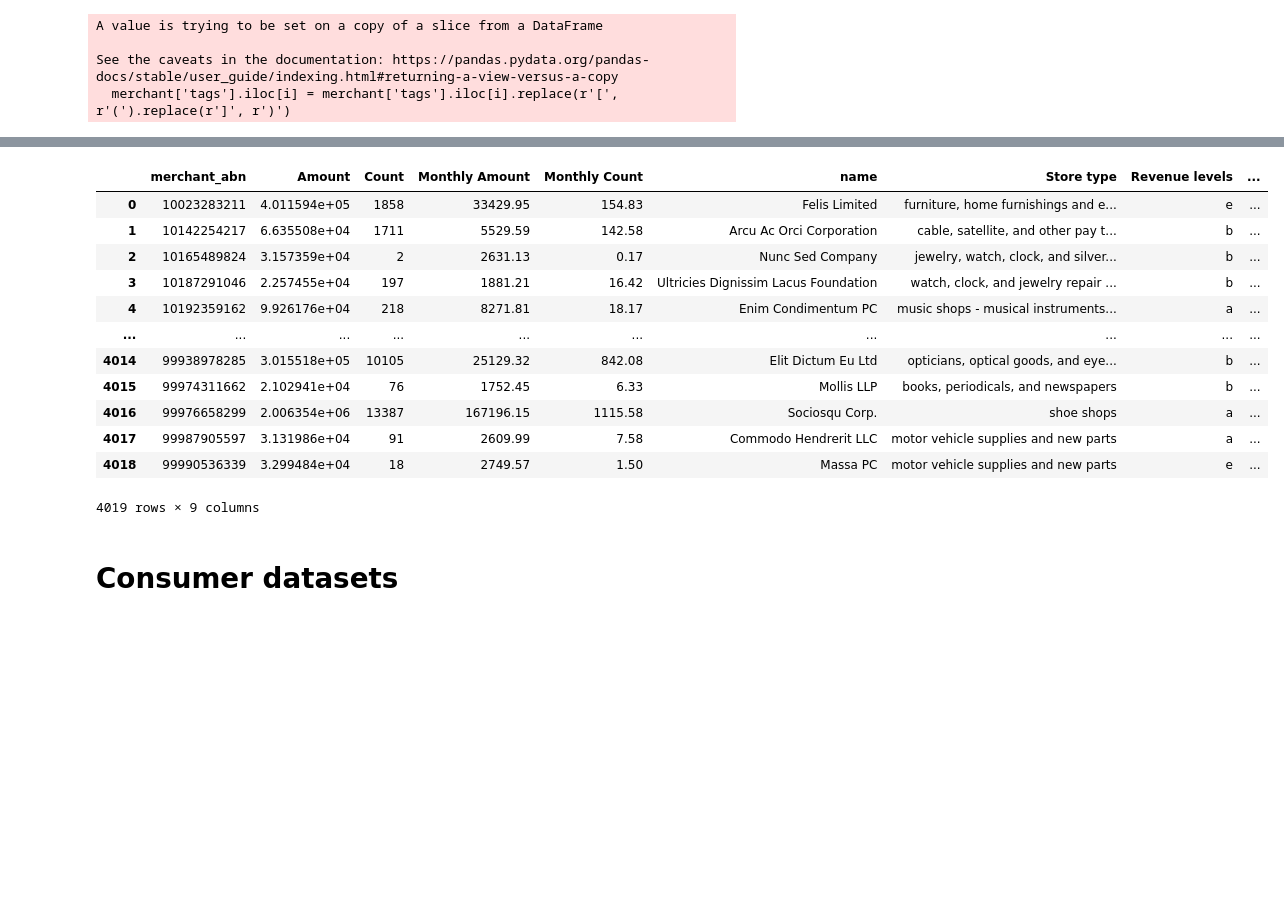
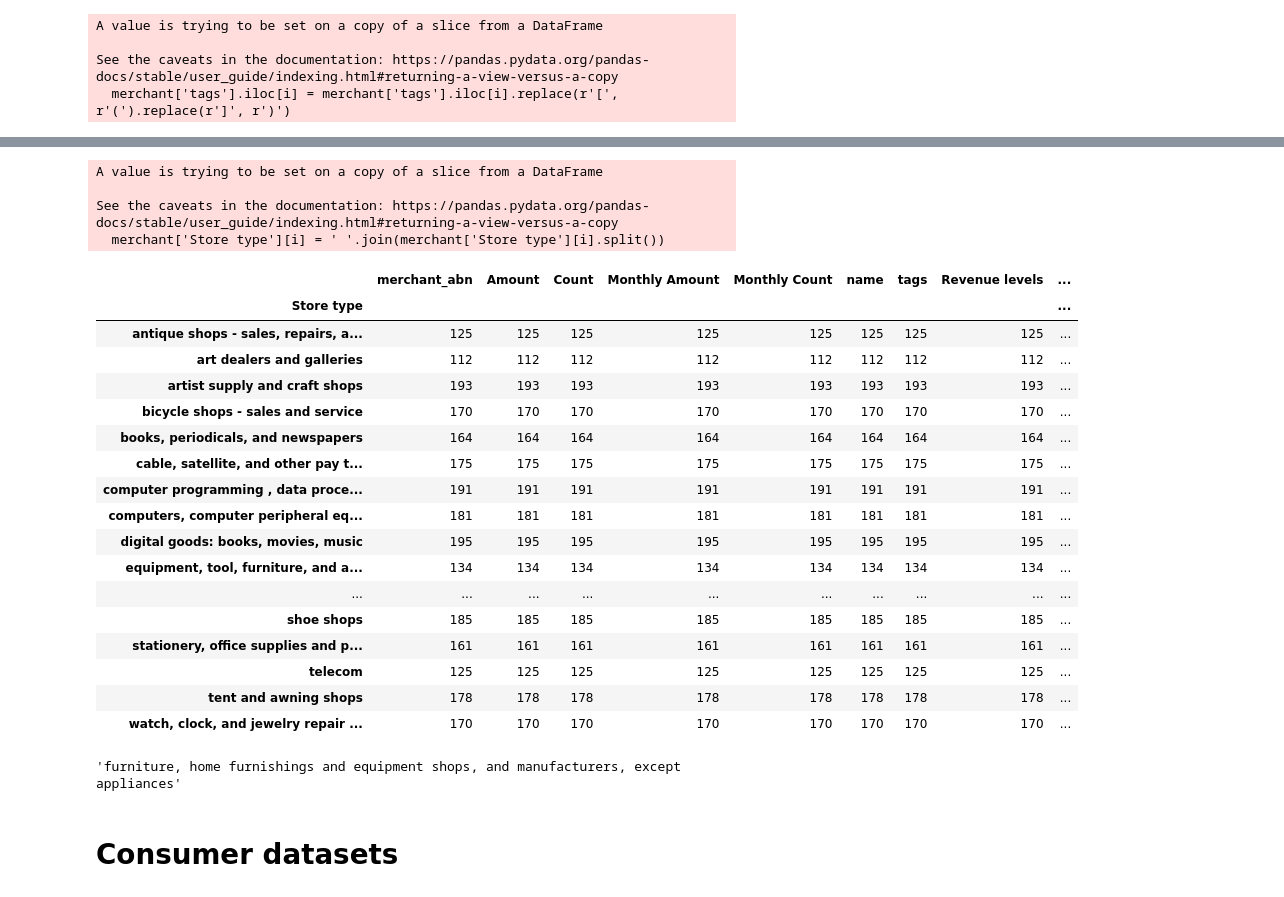
Before and after one commit to MAST30034-Applied-Data-Science/generic-buy-now-pay-later-project-group-16-project2-fighting-group, a Jupyter notebook: notebooks/W1 Code.ipynb, the cells around one changed output, grey strips where cells are left out. Drawn from its saved outputs; the diff is of its cells as text; code cells hidden in the pictures; blank space fills up the shorter version.

```diff
--- a/notebooks/W1 Code.ipynb
+++ b/notebooks/W1 Code.ipynb
@@ -132,23 +151,41 @@ merchant_tags = merchant_tags[['Store type', 'Revenue levels', 'Take rate']]
 # %%
 import pyspark.sql.functions as f
 merchant[['Store type', 'Revenue levels', 'Take rate']] = merchant_tags[['Store type', 'Revenue levels', 'Take rate']]
 #merchant.drop(columns=['tags'])
 merchant['Store type'] = merchant['Store type'].str.lower()
-merchant
+
+for i in range(len(merchant)):
+    merchant['Store type'][i] = ' '.join(merchant['Store type'][i].split())
+
+#merchant
+merchant.groupby('Store type').count()
 # %% [output]
+A value is trying to be set on a copy of a slice from a DataFrame
+
+See the caveats in the documentation: https://pandas.pydata.org/pandas-docs/stable/user_guide/indexing.html#returning-a-view-versus-a-copy
+  merchant['Store type'][i] = ' '.join(merchant['Store type'][i].split())
-|  | merchant_abn | Amount | Count | Monthly Amount | Monthly Count | name | Store type | Revenue levels | ... |
-| 0 | 10023283211 | 4.011594e+05 | 1858 | 33429.95 | 154.83 | Felis Limited | furniture, home furnishings and e... | e | ... |
-| 1 | 10142254217 | 6.635508e+04 | 1711 | 5529.59 | 142.58 | Arcu Ac Orci Corporation | cable, satellite, and other pay t... | b | ... |
-| 2 | 10165489824 | 3.157359e+04 | 2 | 2631.13 | 0.17 | Nunc Sed Company | jewelry, watch, clock, and silver... | b | ... |
-| 3 | 10187291046 | 2.257455e+04 | 197 | 1881.21 | 16.42 | Ultricies Dignissim Lacus Foundation | watch, clock, and jewelry repair ... | b | ... |
-| 4 | 10192359162 | 9.926176e+04 | 218 | 8271.81 | 18.17 | Enim Condimentum PC | music shops - musical instruments... | a | ... |
+|  | merchant_abn | Amount | Count | Monthly Amount | Monthly Count | name | tags | Revenue levels | ... |
+| Store type |  |  |  |  |  |  |  |  | ... |
+| antique shops - sales, repairs, a... | 125 | 125 | 125 | 125 | 125 | 125 | 125 | 125 | ... |
+| art dealers and galleries | 112 | 112 | 112 | 112 | 112 | 112 | 112 | 112 | ... |
+| artist supply and craft shops | 193 | 193 | 193 | 193 | 193 | 193 | 193 | 193 | ... |
+| bicycle shops - sales and service | 170 | 170 | 170 | 170 | 170 | 170 | 170 | 170 | ... |
+| books, periodicals, and newspapers | 164 | 164 | 164 | 164 | 164 | 164 | 164 | 164 | ... |
+| cable, satellite, and other pay t... | 175 | 175 | 175 | 175 | 175 | 175 | 175 | 175 | ... |
+| computer programming , data proce... | 191 | 191 | 191 | 191 | 191 | 191 | 191 | 191 | ... |
+| computers, computer peripheral eq... | 181 | 181 | 181 | 181 | 181 | 181 | 181 | 181 | ... |
+| digital goods: books, movies, music | 195 | 195 | 195 | 195 | 195 | 195 | 195 | 195 | ... |
+| equipment, tool, furniture, and a... | 134 | 134 | 134 | 134 | 134 | 134 | 134 | 134 | ... |
 | ... | ... | ... | ... | ... | ... | ... | ... | ... | ... |
-| 4014 | 99938978285 | 3.015518e+05 | 10105 | 25129.32 | 842.08 | Elit Dictum Eu Ltd | opticians, optical goods, and eye... | b | ... |
-| 4015 | 99974311662 | 2.102941e+04 | 76 | 1752.45 | 6.33 | Mollis LLP | books, periodicals, and newspapers | b | ... |
-| 4016 | 99976658299 | 2.006354e+06 | 13387 | 167196.15 | 1115.58 | Sociosqu Corp. | shoe shops | a | ... |
-| 4017 | 99987905597 | 3.131986e+04 | 91 | 2609.99 | 7.58 | Commodo Hendrerit LLC | motor vehicle supplies and new parts | a | ... |
-| 4018 | 99990536339 | 3.299484e+04 | 18 | 2749.57 | 1.50 | Massa PC | motor vehicle supplies and new parts | e | ... |
+| shoe shops | 185 | 185 | 185 | 185 | 185 | 185 | 185 | 185 | ... |
+| stationery, office supplies and p... | 161 | 161 | 161 | 161 | 161 | 161 | 161 | 161 | ... |
+| telecom | 125 | 125 | 125 | 125 | 125 | 125 | 125 | 125 | ... |
+| tent and awning shops | 178 | 178 | 178 | 178 | 178 | 178 | 178 | 178 | ... |
+| watch, clock, and jewelry repair ... | 170 | 170 | 170 | 170 | 170 | 170 | 170 | 170 | ... |
-4019 rows × 9 columns
+# %%
+merchant['Store type'][0]
+# %% [output]
+'furniture, home furnishings and equipment shops, and manufacturers, except appliances'
 # %% [markdown]
 # Consumer datasets
 # %%
```
Also changed, not shown: parts of 9 cells of this notebook.
